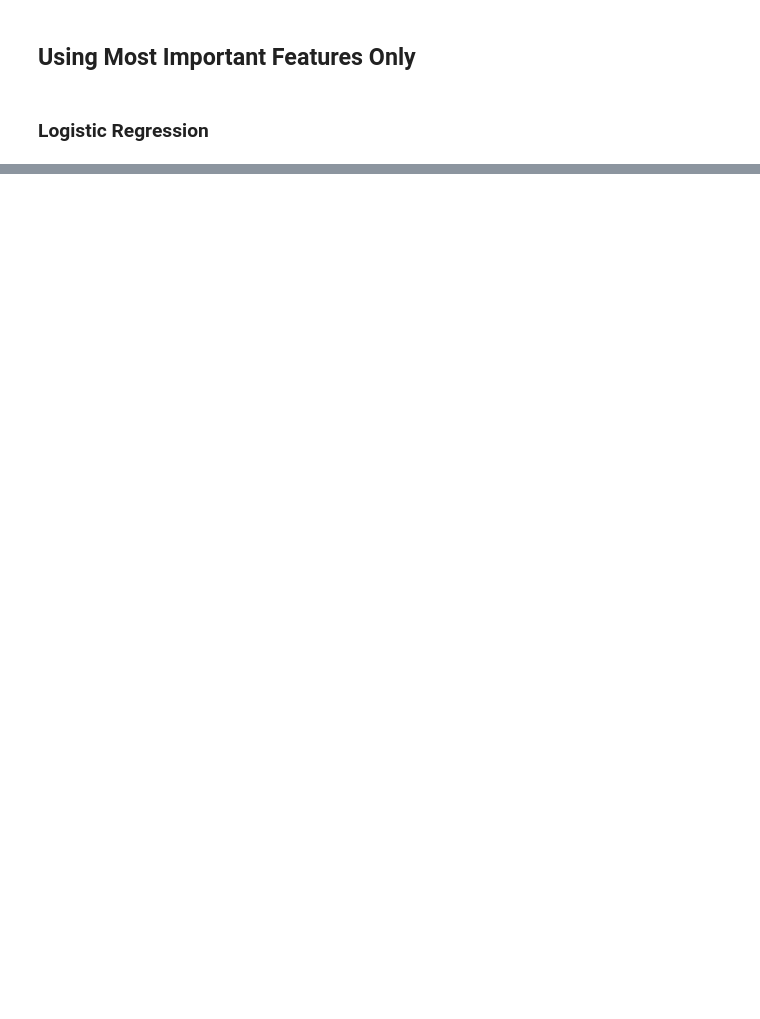
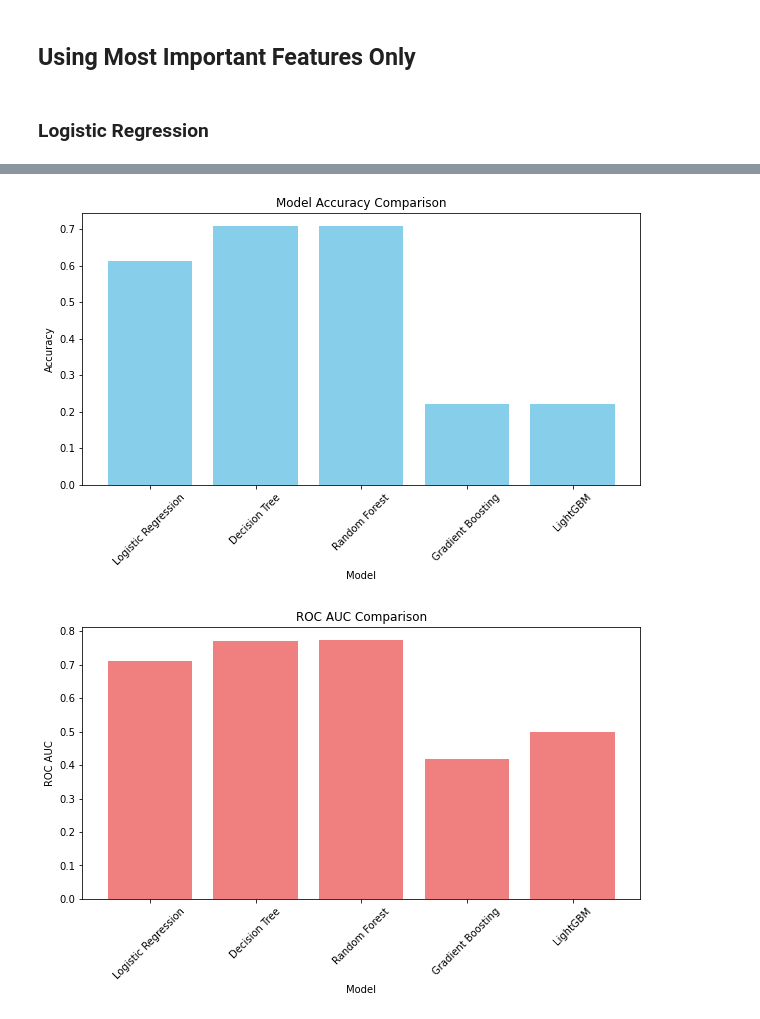
Before and after one commit to greg-la/MSc-Capstone, a Jupyter notebook: 4. Machine Learning Models.ipynb, the cells around one changed output, grey strips where cells are left out. Cells and saved outputs as stored; diff of their text form; code cells hidden in the pictures; blank space fills up the shorter version.

```diff
--- a/4. Machine Learning Models.ipynb
+++ b/4. Machine Learning Models.ipynb
@@ -2011,0 +3279,27 @@ ROC AUC Score: 0.50
+# %%
+import matplotlib.pyplot as plt
+
+model_names = ["Logistic Regression", "Decision Tree", "Random Forest", "Gradient Boosting", "LightGBM"]
+accuracies = [lr_accuracy, dt_accuracy, rf_accuracy, gb_accuracy, lgb_accuracy]
+roc_auc_scores = [lr_roc_auc, dt_roc_auc, rf_roc_auc, gb_roc_auc, lgb_roc_auc]
+
+# Plot accuracy
+plt.figure(figsize=(10, 5))
+plt.bar(model_names, accuracies, color='skyblue')
+plt.xlabel('Model')
+plt.ylabel('Accuracy')
+plt.title('Model Accuracy Comparison')
+plt.xticks(rotation=45)
+plt.show()
+
+# Plot ROC AUC
+plt.figure(figsize=(10, 5))
+plt.bar(model_names, roc_auc_scores, color='lightcoral')
+plt.xlabel('Model')
+plt.ylabel('ROC AUC')
+plt.title('ROC AUC Comparison')
+plt.xticks(rotation=45)
+plt.show()
+# %% [output]
+[figure, added]
+[figure, added]
```
Also changed, not shown: parts of 55 cells of this notebook, 1 other file.
